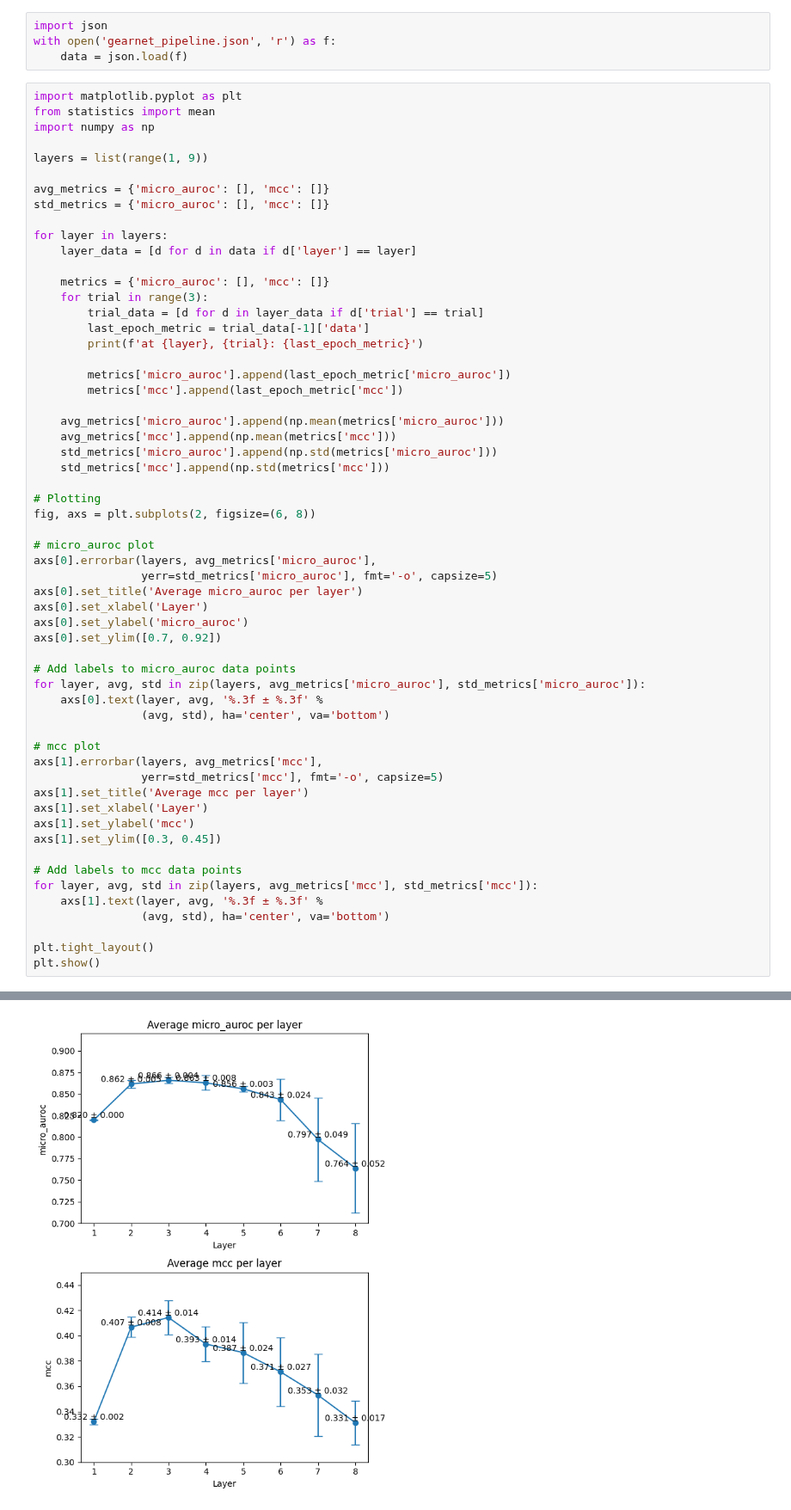
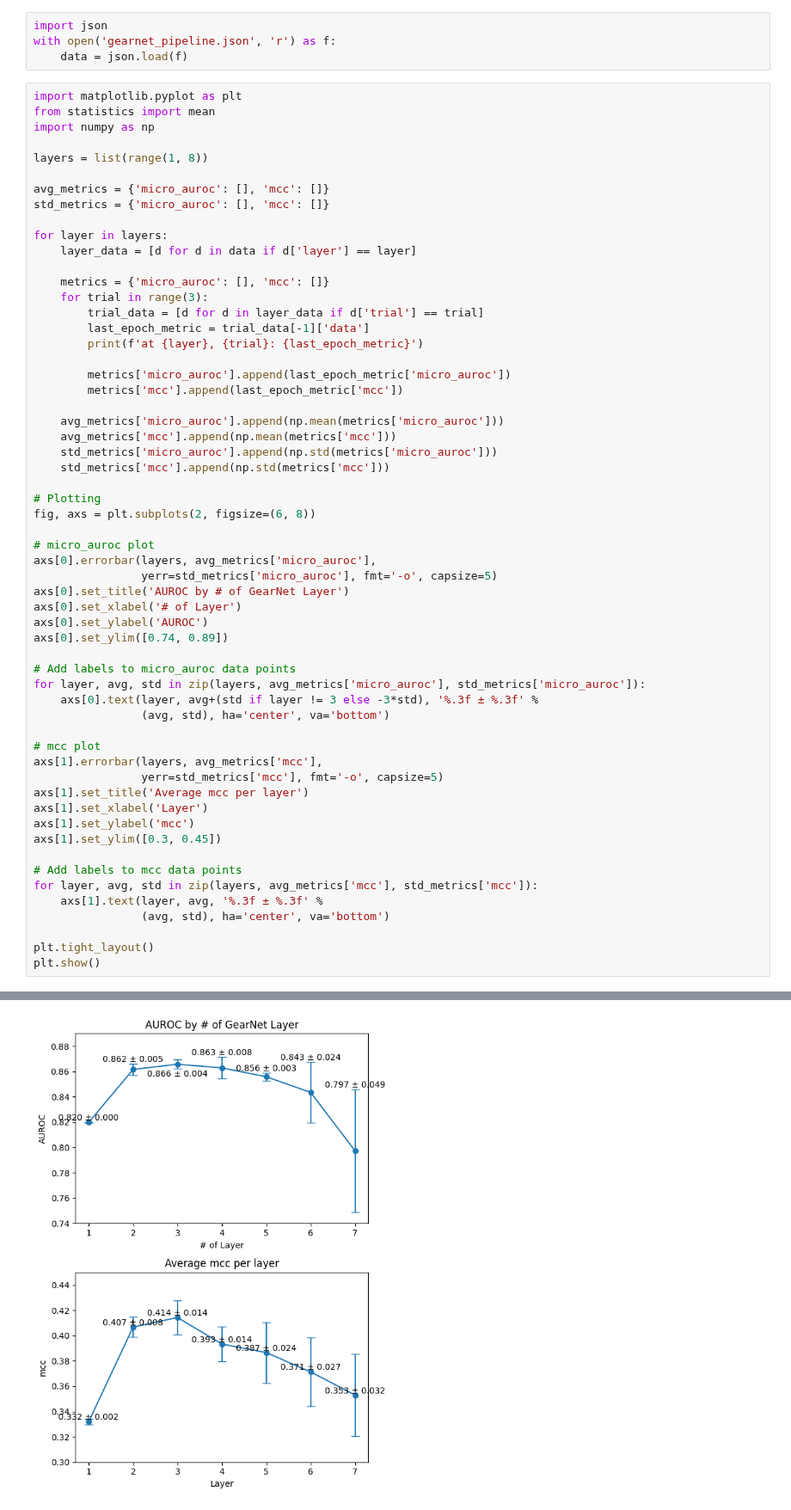
Before and after one commit to dlwocks31/atpbind, a Jupyter notebook: gearnet_pipeline.ipynb, the cells around one changed output, grey strips where cells are left out. Shown at 86% size. Cells and saved outputs as stored; diff of their text form.

```diff
--- a/gearnet_pipeline.ipynb
+++ b/gearnet_pipeline.ipynb
@@ -7,7 +7,7 @@ import matplotlib.pyplot as plt
 from statistics import mean
 import numpy as np
 
-layers = list(range(1, 9))
+layers = list(range(1, 8))
 
 avg_metrics = {'micro_auroc': [], 'mcc': []}
 std_metrics = {'micro_auroc': [], 'mcc': []}
@@ -35,14 +35,14 @@ fig, axs = plt.subplots(2, figsize=(6, 8))
 # micro_auroc plot
 axs[0].errorbar(layers, avg_metrics['micro_auroc'],
                 yerr=std_metrics['micro_auroc'], fmt='-o', capsize=5)
-axs[0].set_title('Average micro_auroc per layer')
-axs[0].set_xlabel('Layer')
-axs[0].set_ylabel('micro_auroc')
-axs[0].set_ylim([0.7, 0.92])
+axs[0].set_title('AUROC by # of GearNet Layer')
+axs[0].set_xlabel('# of Layer')
+axs[0].set_ylabel('AUROC')
+axs[0].set_ylim([0.74, 0.89])
 
 # Add labels to micro_auroc data points
 for layer, avg, std in zip(layers, avg_metrics['micro_auroc'], std_metrics['micro_auroc']):
-    axs[0].text(layer, avg, '%.3f ± %.3f' %
+    axs[0].text(layer, avg+(std if layer != 3 else -3*std), '%.3f ± %.3f' %
                 (avg, std), ha='center', va='bottom')
 
 # mcc plot
@@ -81 +81 @@ at 8, 2: {'micro_auroc': 0.7007383108139038, 'mcc': 0.3199555298970461}
-[figure, old version]
+[figure, new version]
```
Also changed, not shown: parts of 1 cell of this notebook, 3 other files.
